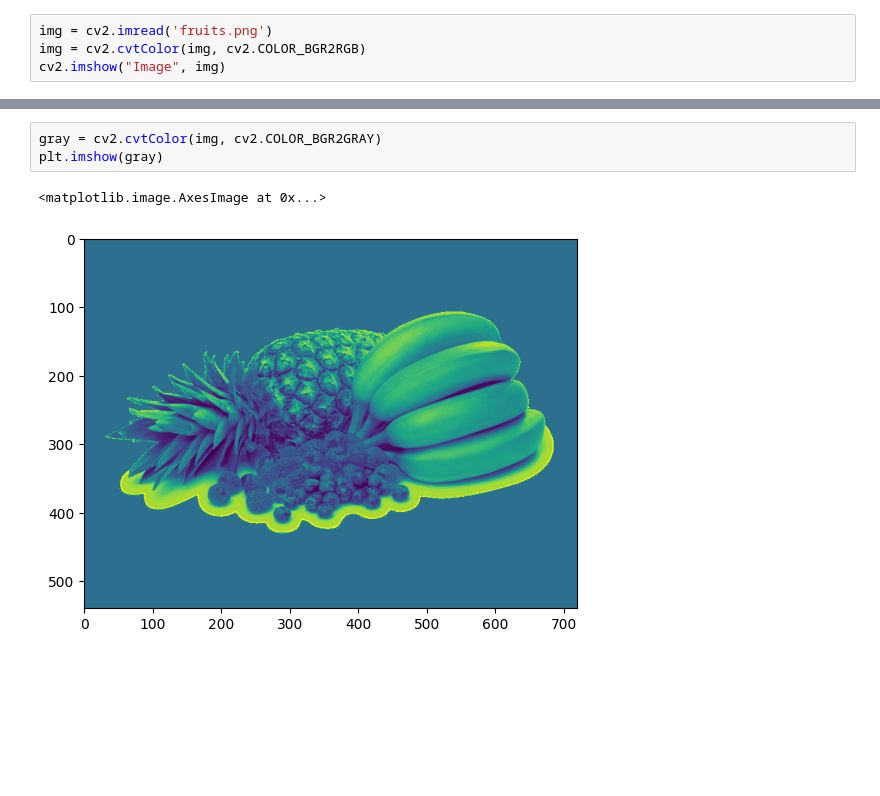
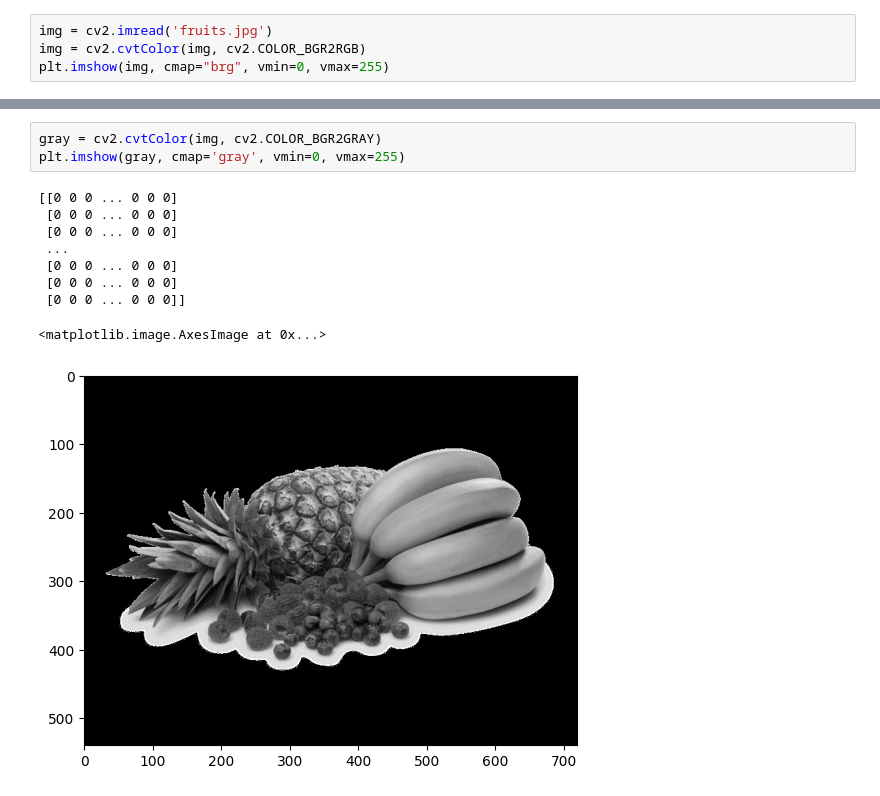
Before and after one commit to adnanzaih/segmentation_hexagonlavish, a Jupyter notebook: src/Thresholding.ipynb, the cells around one changed output, grey strips where cells are left out. Saved outputs shown, nothing was run; the diff lists cells and outputs as text; blank space fills up the shorter version.

```diff
--- a/src/Thresholding.ipynb
+++ b/src/Thresholding.ipynb
@@ -5,6 +6,6 @@ import matplotlib.pyplot as plt
 import cv2
 # %%
-img = cv2.imread('fruits.png')
+img = cv2.imread('fruits.jpg')
 img = cv2.cvtColor(img, cv2.COLOR_BGR2RGB)
-cv2.imshow("Image", img)
+plt.imshow(img, cmap="brg", vmin=0, vmax=255)
 # %% [output]
@@ -13,6 +14,13 @@ Error:
 # %%
 gray = cv2.cvtColor(img, cv2.COLOR_BGR2GRAY)
-plt.imshow(gray)
+plt.imshow(gray, cmap='gray', vmin=0, vmax=255)
 # %% [output]
-<matplotlib.image.AxesImage at 0x...>
+[[0 0 0 ... 0 0 0]
+ [0 0 0 ... 0 0 0]
+ [0 0 0 ... 0 0 0]
+ ...
+ [0 0 0 ... 0 0 0]
+ [0 0 0 ... 0 0 0]
+ [0 0 0 ... 0 0 0]]
+<matplotlib.image.AxesImage at 0x...>
-[figure, old version]
+[figure, new version]
```
Also changed, not shown: parts of 2 cells of this notebook, 1 other file.
